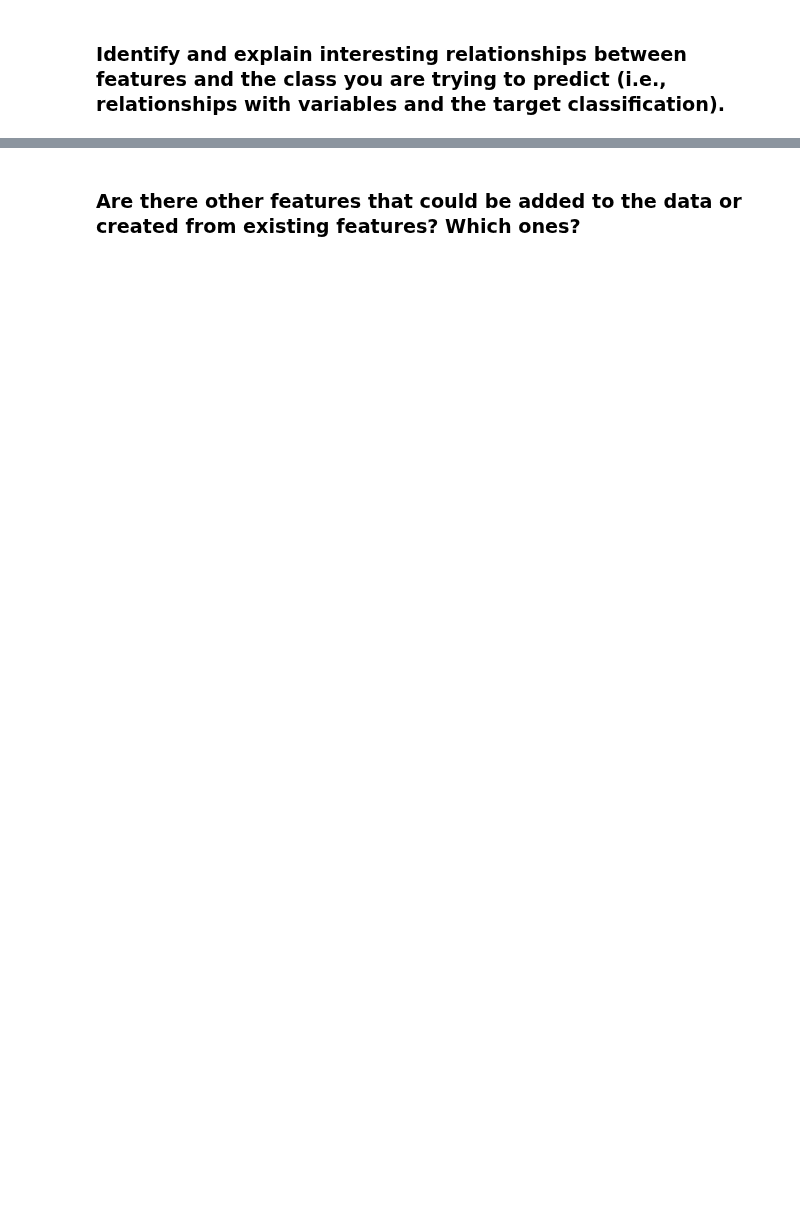
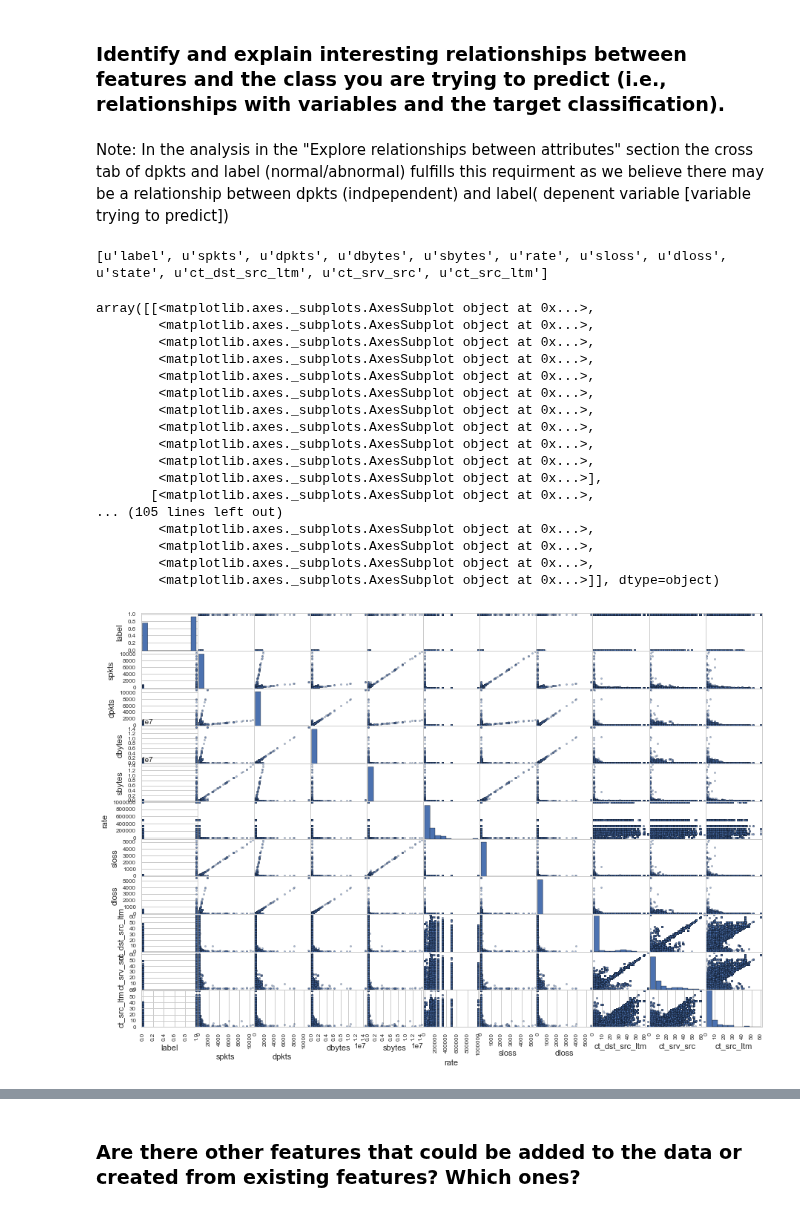
Before and after one commit to Dangerbotz/network_intrusion_detection_system, a Jupyter notebook: peter_detection_system.ipynb, the cells around one changed output, grey strips where cells are left out. Cells and saved outputs as stored; diff of their text form; code cells hidden in the pictures; blank space fills up the shorter version.

```diff
--- a/peter_detection_system.ipynb
+++ b/peter_detection_system.ipynb
@@ -354,2 +419,33 @@ label:
 # %% [markdown]
 ### Identify and explain interesting relationships between features and the class you are trying to predict (i.e., relationships with variables and the target classification).
+# %% [markdown]
+Note: In the analysis in the "Explore relationships between attributes" section the cross tab of dpkts and label (normal/abnormal) fulfills this requirment as we believe there may be a relationship between dpkts (indpependent) and label( depenent variable [variable trying to predict])
+# %%
+from pandas.tools.plotting import scatter_matrix
+df_sub = df[['label', 'spkts', 'dpkts', 'dbytes', 'sbytes', 'rate', 'sloss', 'dloss', 'state', 'ct_dst_src_ltm', 'ct_srv_src', 'ct_src_ltm' ]]
+df_corr = df_sub.corr(method='pearson')
+
+header = df_sub.columns.values.tolist()
+print header
+len(header)
+scatter_matrix(df_sub,figsize=(15, 10))
+# %% [output]
+[u'label', u'spkts', u'dpkts', u'dbytes', u'sbytes', u'rate', u'sloss', u'dloss', u'state', u'ct_dst_src_ltm', u'ct_srv_src', u'ct_src_ltm']
+array([[<matplotlib.axes._subplots.AxesSubplot object at 0x...>,
+        <matplotlib.axes._subplots.AxesSubplot object at 0x...>,
+        <matplotlib.axes._subplots.AxesSubplot object at 0x...>,
+        <matplotlib.axes._subplots.AxesSubplot object at 0x...>,
+        <matplotlib.axes._subplots.AxesSubplot object at 0x...>,
+        <matplotlib.axes._subplots.AxesSubplot object at 0x...>,
+        <matplotlib.axes._subplots.AxesSubplot object at 0x...>,
+        <matplotlib.axes._subplots.AxesSubplot object at 0x...>,
+        <matplotlib.axes._subplots.AxesSubplot object at 0x...>,
+        <matplotlib.axes._subplots.AxesSubplot object at 0x...>,
+        <matplotlib.axes._subplots.AxesSubplot object at 0x...>],
+       [<matplotlib.axes._subplots.AxesSubplot object at 0x...>,
+... (105 lines left out)
+        <matplotlib.axes._subplots.AxesSubplot object at 0x...>,
+        <matplotlib.axes._subplots.AxesSubplot object at 0x...>,
+        <matplotlib.axes._subplots.AxesSubplot object at 0x...>,
+        <matplotlib.axes._subplots.AxesSubplot object at 0x...>]], dtype=object)
+[figure, added]
```
Also changed, not shown: parts of 18 cells of this notebook.
